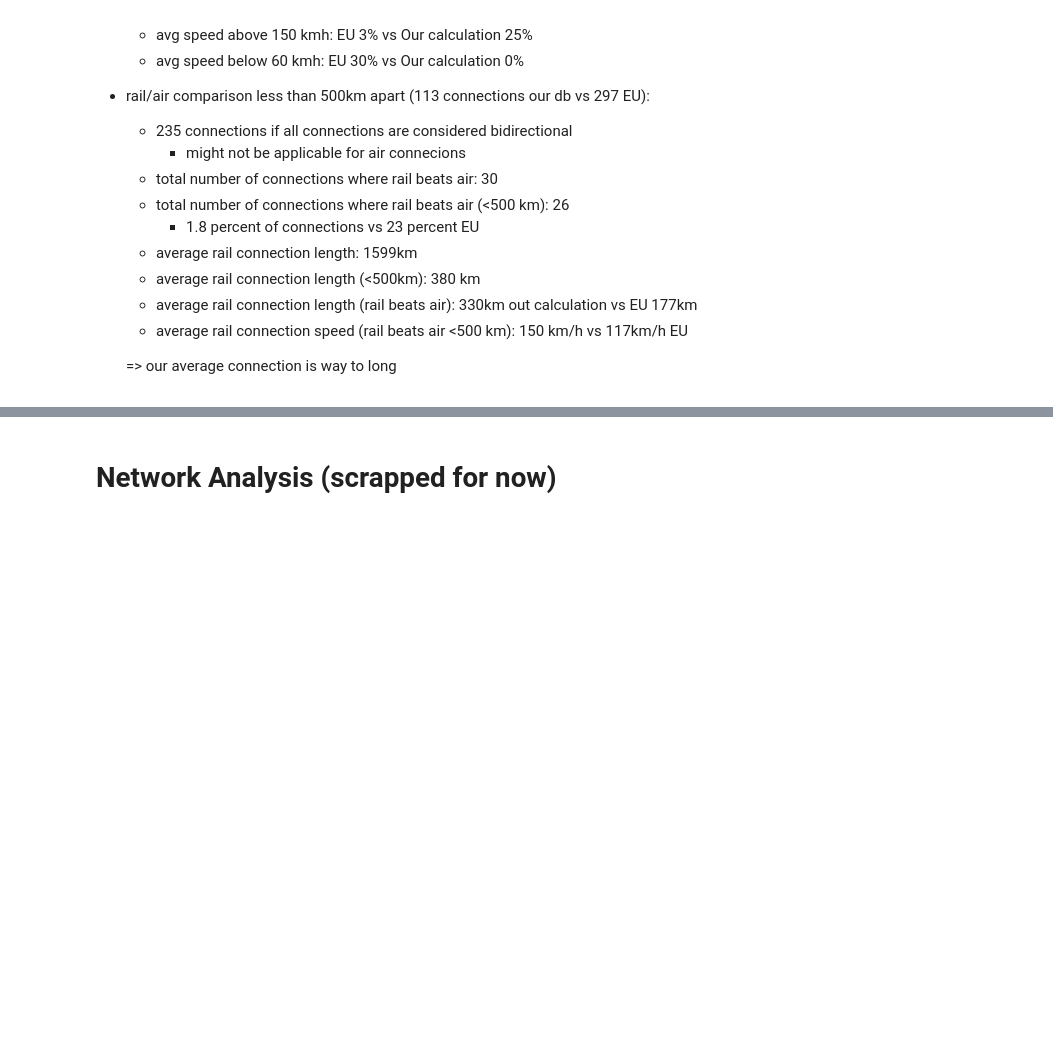
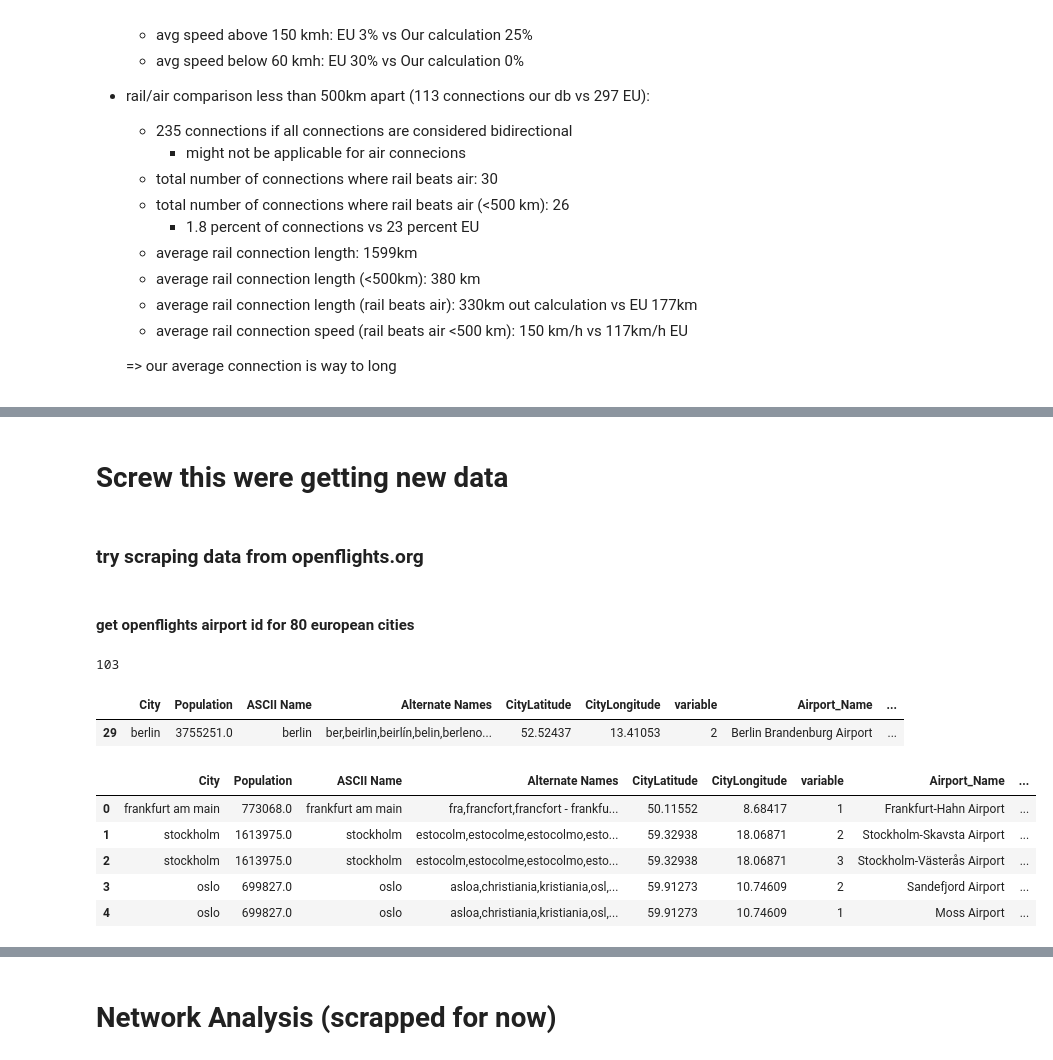
Before and after one commit to Niledough/DOPP_Exercise_2, a Jupyter notebook: dopp-air-and-rail.ipynb, the cells around one changed output, grey strips where cells are left out. Cells and saved outputs as stored; diff of their text form; code cells hidden in the pictures; blank space fills up the shorter version.

```diff
--- a/dopp-air-and-rail.ipynb
+++ b/dopp-air-and-rail.ipynb
@@ -2010,0 +2042,54 @@ connection analysis does not match EU paper findings at all
+# %% [markdown]
+# Screw this were getting new data
+# %% [markdown]
+### try scraping data from openflights.org
+# %% [markdown]
+#### get openflights airport id for 80 european cities
+# %%
+df_cities_airports = pd.read_csv('data/cities/citiesandairports.csv')
+df_cities_airports.rename(columns={"Airport_Code":"IATA"}, inplace=True)
+#display(df_cities_airports.head())
+print(len(df_cities_airports))
+
+columns = [
+    "Airport ID", "Name", "City", "Country", "IATA", "ICAO",
+    "Latitude", "Longitude", "Altitude", "Timezone", "DST",
+    "Tz database timezone", "Type", "Source"
+]
+df_openflights_apid = pd.read_csv('data/openflights/airports.dat', names = columns)
+#display(df_openflights_apid.head())
+# %% [output]
+103
+# %%
+# drop all airports that are not in europe daylight savings zone
+df_openflights_apid = df_openflights_apid[df_openflights_apid["DST"] == "E"]
+
+# merge apid df and citiesandairports on IATA
+
+df_cities_airports = pd.merge(df_cities_airports, df_openflights_apid[["Airport ID", "IATA"]], on="IATA", how="left")
+# %%
+#check correctness
+display(df_cities_airports[df_cities_airports['Airport ID'].isna()])
+
+#berlin has no airport id
+
+#display(df_openflights_apid[df_openflights_apid['City']== 'Berlin'])
+
+#insert berlin tegel IATA and airport ID
+df_cities_airports.loc[29, "IATA"] = "TXL"
+df_cities_airports.loc[29, "Airport ID"] = 351
+
+#display(df_cities_airports[df_cities_airports['Airport ID'].isna()])
+df_cities_airports['Airport ID'] = df_cities_airports['Airport ID'].astype('int')
+# %% [output]
+|  | City | Population | ASCII Name | Alternate Names | CityLatitude | CityLongitude | variable | Airport_Name | ... |
+| 29 | berlin | 3755251.0 | berlin | ber,beirlin,beirlín,belin,berleno... | 52.52437 | 13.41053 | 2 | Berlin Brandenburg Airport | ... |
+# %%
+display(df_cities_airports.head())
+# %% [output]
+|  | City | Population | ASCII Name | Alternate Names | CityLatitude | CityLongitude | variable | Airport_Name | ... |
+| 0 | frankfurt am main | 773068.0 | frankfurt am main | fra,francfort,francfort - frankfu... | 50.11552 | 8.68417 | 1 | Frankfurt-Hahn Airport | ... |
+| 1 | stockholm | 1613975.0 | stockholm | estocolm,estocolme,estocolmo,esto... | 59.32938 | 18.06871 | 2 | Stockholm-Skavsta Airport | ... |
+| 2 | stockholm | 1613975.0 | stockholm | estocolm,estocolme,estocolmo,esto... | 59.32938 | 18.06871 | 3 | Stockholm-Västerås Airport | ... |
+| 3 | oslo | 699827.0 | oslo | asloa,christiania,kristiania,osl,... | 59.91273 | 10.74609 | 2 | Sandefjord Airport | ... |
+| 4 | oslo | 699827.0 | oslo | asloa,christiania,kristiania,osl,... | 59.91273 | 10.74609 | 1 | Moss Airport | ... |
```
Also changed, not shown: parts of 7 cells of this notebook, 2 other files.
